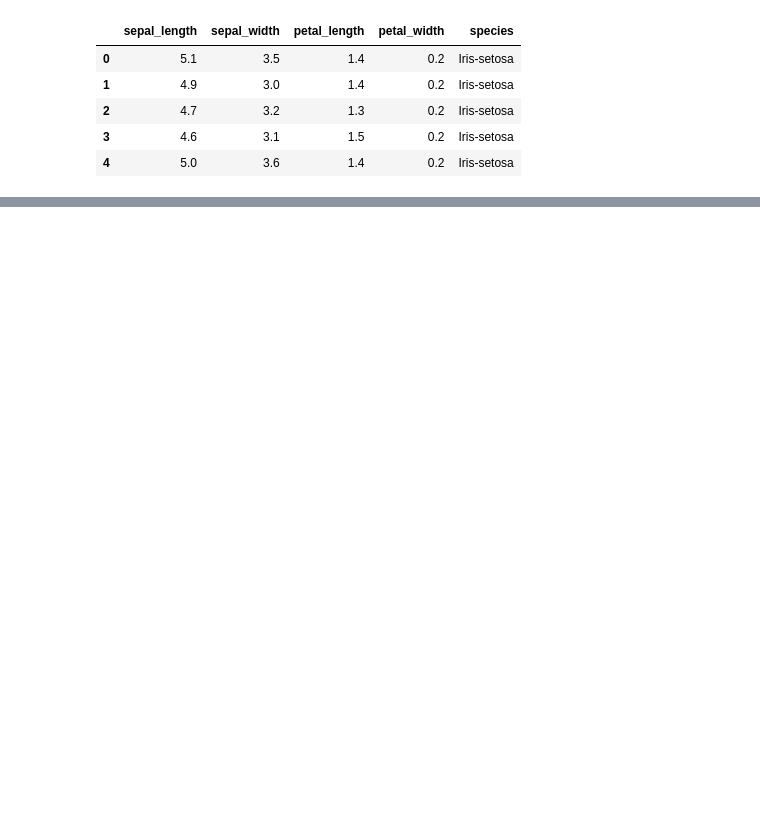
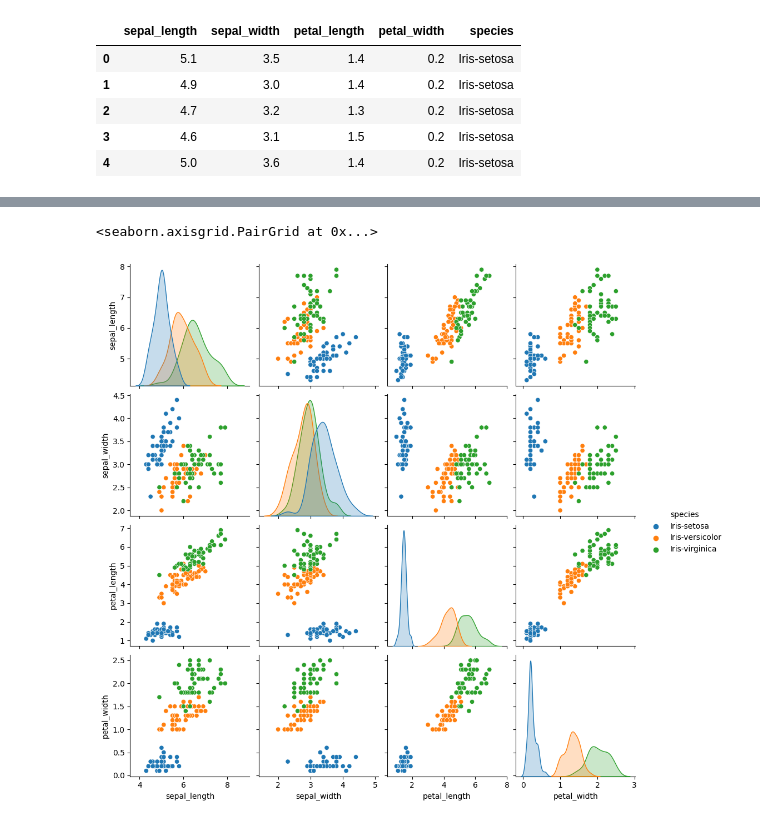
Before and after one commit to abioz-aiz/CODSOFT, a Jupyter notebook: codsoft_3/iris_classification.ipynb, the cells around one changed output, grey strips where cells are left out. Cells and saved outputs as stored; diff of their text form; code cells hidden in the pictures; blank space fills up the shorter version.

```diff
--- a/codsoft_3/iris_classification.ipynb
+++ b/codsoft_3/iris_classification.ipynb
@@ -31,0 +84,5 @@ iris.head()
+# %%
+sns.pairplot(iris, hue = 'species')
+# %% [output]
+<seaborn.axisgrid.PairGrid at 0x...>
+[figure, added]
```
Also changed, not shown: parts of 20 cells of this notebook.
